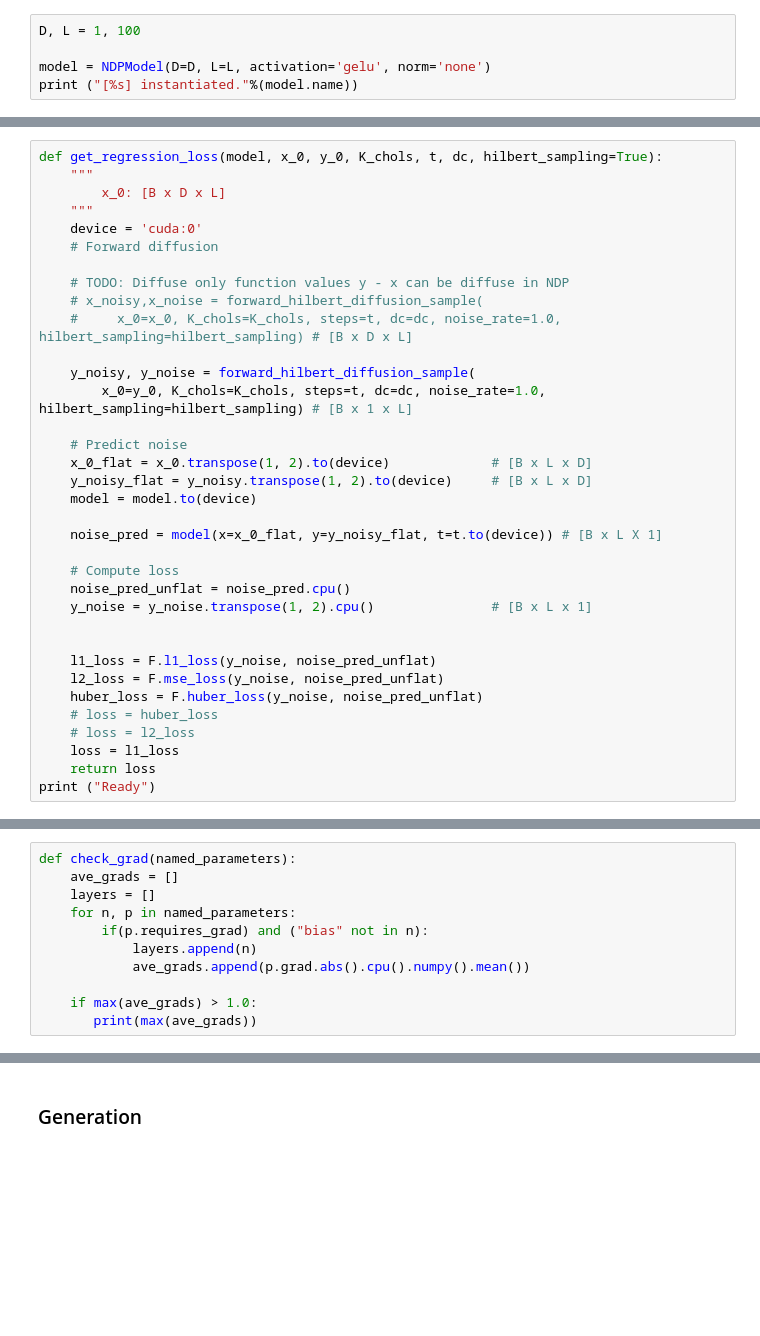
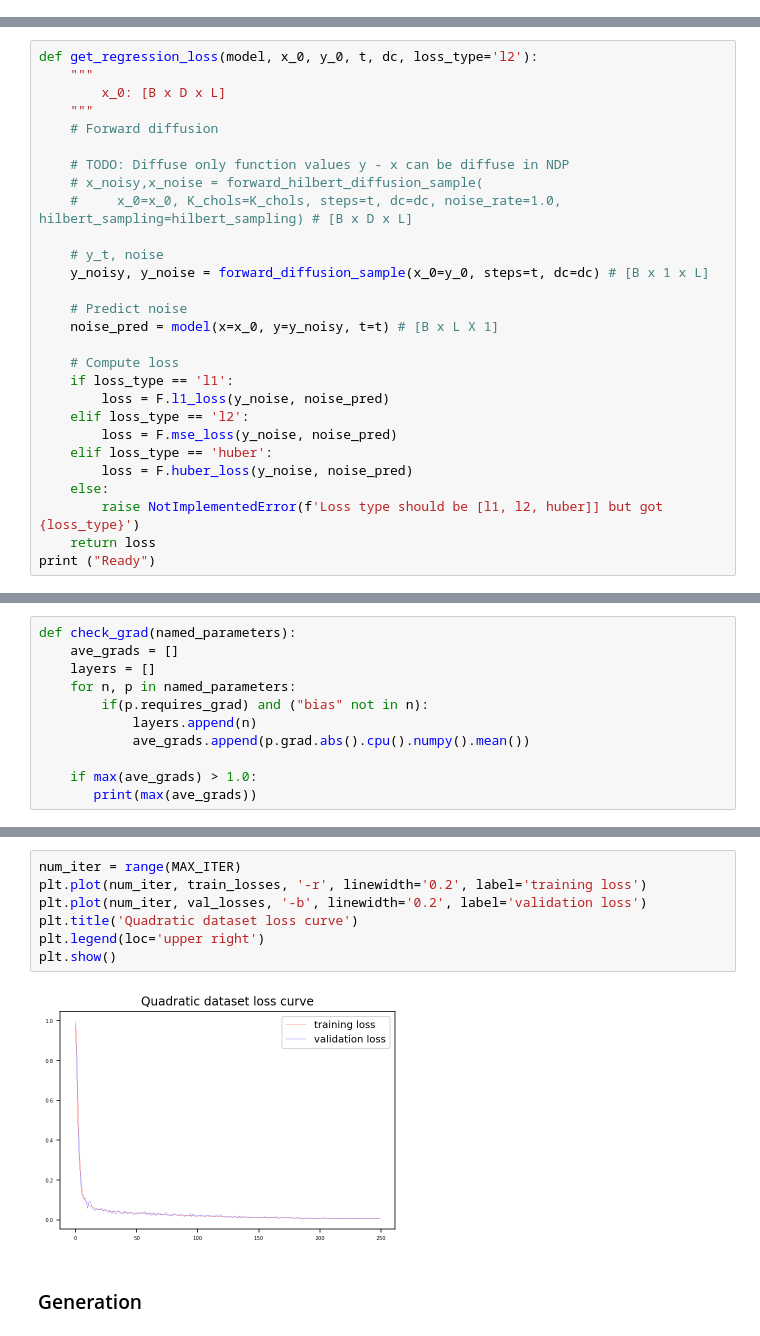
Before and after one commit to sjchoi86/yet-another-diffusion-models, a Jupyter notebook: code/demo_ndp_quadratic.ipynb, the cells around one changed output, grey strips where cells are left out. Saved outputs shown, nothing was run; the diff lists cells and outputs as text; blank space fills up the shorter version.

```diff
--- a/code/demo_ndp_quadratic.ipynb
+++ b/code/demo_ndp_quadratic.ipynb
@@ -456,5 +527,0 @@ Ready.
-# %%
-D, L = 1, 100
-
-model = NDPModel(D=D, L=L, activation='gelu', norm='none')
-print ("[%s] instantiated."%(model.name))
@@ -463,38 +528,31 @@ print ("[%s] instantiated."%(model.name))
 # %% [markdown]
 ### Define loss function
 # %%
-def get_regression_loss(model, x_0, y_0, K_chols, t, dc, hilbert_sampling=True):
+def get_regression_loss(model, x_0, y_0, t, dc, loss_type='l2'):
     """
         x_0: [B x D x L]
     """
-    device = 'cuda:0'
     # Forward diffusion
 
     # TODO: Diffuse only function values y - x can be diffuse in NDP
     # x_noisy,x_noise = forward_hilbert_diffusion_sample(
     #     x_0=x_0, K_chols=K_chols, steps=t, dc=dc, noise_rate=1.0, hilbert_sampling=hilbert_sampling) # [B x D x L]
 
-    y_noisy, y_noise = forward_hilbert_diffusion_sample(
-        x_0=y_0, K_chols=K_chols, steps=t, dc=dc, noise_rate=1.0, hilbert_sampling=hilbert_sampling) # [B x 1 x L]
+    # y_t, noise
+    y_noisy, y_noise = forward_diffusion_sample(x_0=y_0, steps=t, dc=dc) # [B x 1 x L]
 
     # Predict noise
-    x_0_flat = x_0.transpose(1, 2).to(device)             # [B x L x D]
-    y_noisy_flat = y_noisy.transpose(1, 2).to(device)     # [B x L x D]
-    model = model.to(device)
-
-    noise_pred = model(x=x_0_flat, y=y_noisy_flat, t=t.to(device)) # [B x L X 1]
+    noise_pred = model(x=x_0, y=y_noisy, t=t) # [B x L X 1]
 
     # Compute loss
-    noise_pred_unflat = noise_pred.cpu()
-    y_noise = y_noise.transpose(1, 2).cpu()               # [B x L x 1]
-
-
-    l1_loss = F.l1_loss(y_noise, noise_pred_unflat)
-    l2_loss = F.mse_loss(y_noise, noise_pred_unflat)
-    huber_loss = F.huber_loss(y_noise, noise_pred_unflat)
-    # loss = huber_loss
-    # loss = l2_loss
-    loss = l1_loss
+    if loss_type == 'l1':
+        loss = F.l1_loss(y_noise, noise_pred)
+    elif loss_type == 'l2':
+        loss = F.mse_loss(y_noise, noise_pred)
+    elif loss_type == 'huber':
+        loss = F.huber_loss(y_noise, noise_pred)
+    else:
+        raise NotImplementedError(f'Loss type should be [l1, l2, huber]] but got {loss_type}')
     return loss
 print ("Ready")
 # %% [output]
@@ -617,3 +678,12 @@ torch.Size([1, 1, 100])
+# %%
+num_iter = range(MAX_ITER)
+plt.plot(num_iter, train_losses, '-r', linewidth='0.2', label='training loss')
+plt.plot(num_iter, val_losses, '-b', linewidth='0.2', label='validation loss')
+plt.title('Quadratic dataset loss curve')
+plt.legend(loc='upper right')
+plt.show()
+# %% [output]
+[figure, added]
 # %% [markdown]
 ### Generation
 # %%
```
Also changed, not shown: parts of 19 cells of this notebook, 1 other file.
